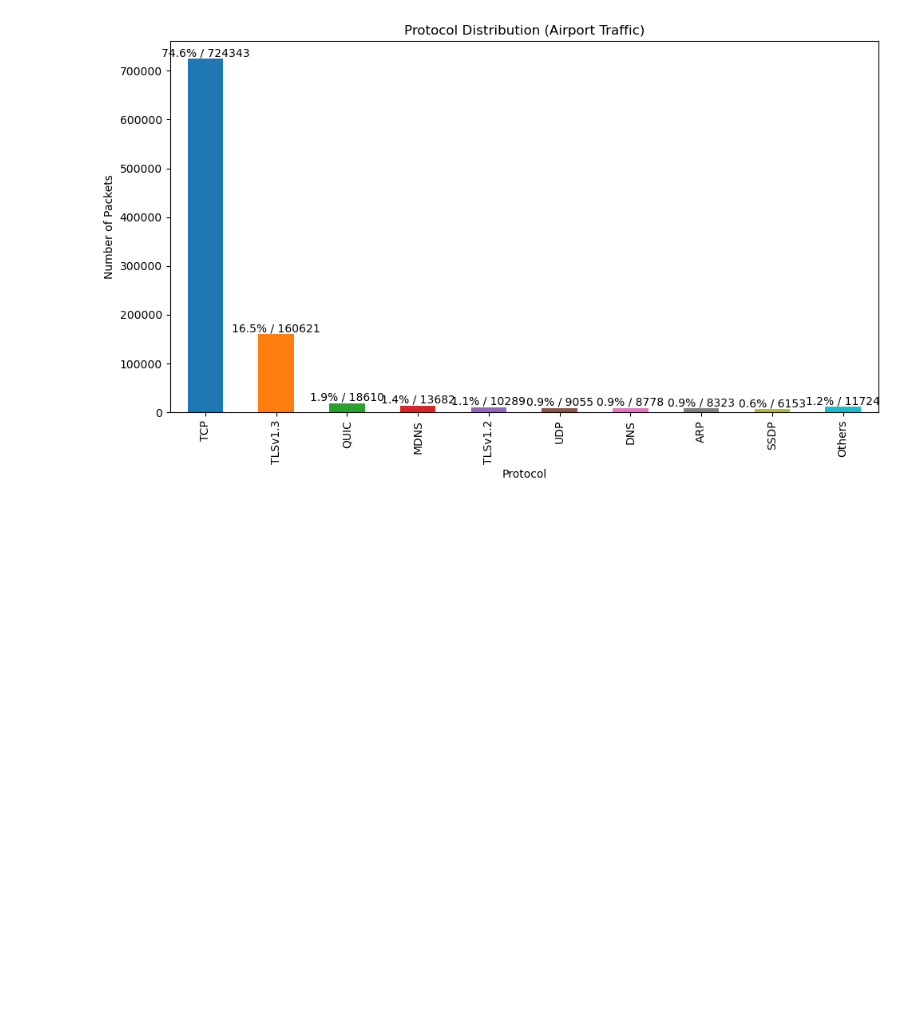
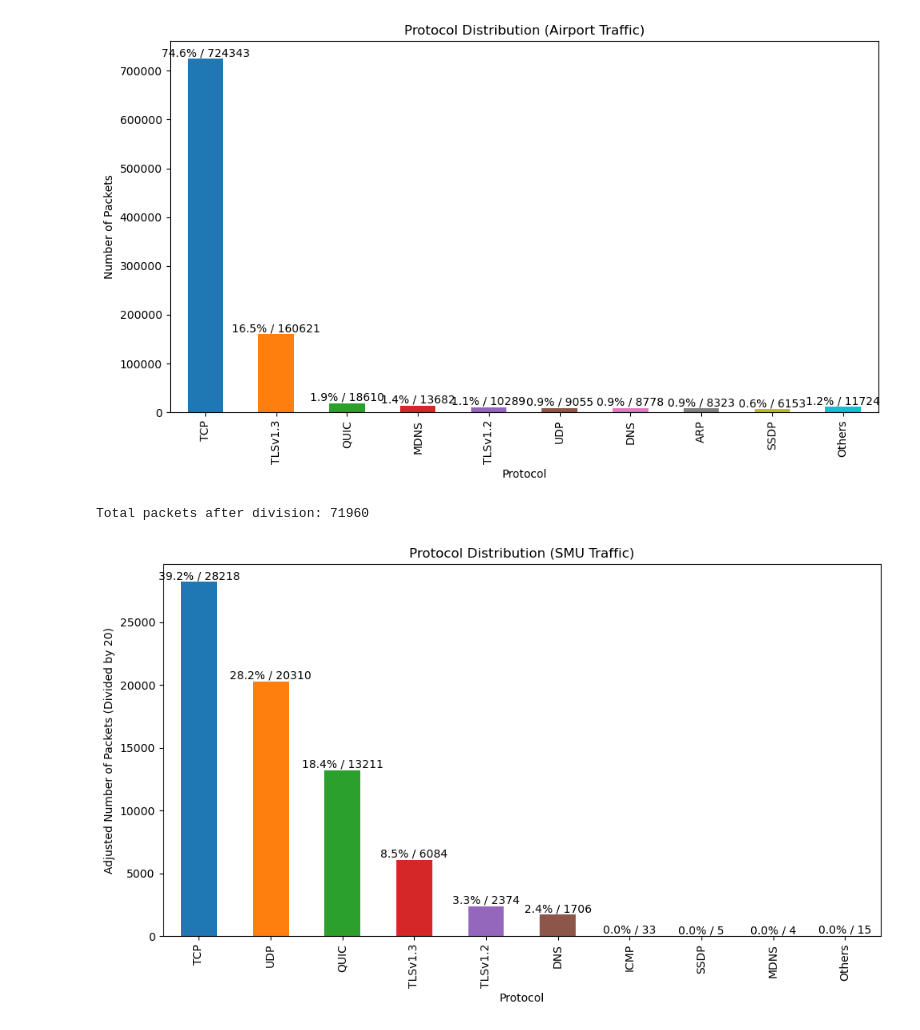
Before and after one commit to 48878679/CS5344_Project2, a Jupyter notebook: Project2/project2_inhome.ipynb, the cells around one changed output. Cells and saved outputs as stored; diff of their text form; code cells hidden in the pictures; blank space fills up the shorter version.

```diff
--- a/Project2/project2_inhome.ipynb
+++ b/Project2/project2_inhome.ipynb
@@ -83,3 +79,43 @@ for idx, value in enumerate(final_counts):
 plt.show()
 # %% [output]
 [figure]
+# %%
+# Read the SMU traffic data
+df = pd.read_csv('/Users/deborahpark/Documents/GitHub/CS5344_Project2/Project2/School_Packet_Capture.csv')
+
+# Count occurrences of each protocol
+protocol_counts = df['Protocol'].value_counts()
+
+# Select top 9 protocols and group the rest into 'Others'
+top9 = protocol_counts.head(9)
+others = protocol_counts.iloc[9:].sum()
+final_counts = pd.concat([top9, pd.Series({'Others': others})])
+
+# Calculate total for percentage
+total_packets = final_counts.sum()
+
+# Plot
+plt.figure(figsize=(10, 6))
+colors = plt.cm.tab10(range(len(final_counts)))
+bars = final_counts.plot(kind='bar', color=colors)
+
+plt.title('Protocol Distribution (SMU Traffic)')
+plt.xlabel('Protocol')
+plt.ylabel('Adjusted Number of Packets (Divided by 20)')
+plt.grid(False)
+plt.tight_layout()
+
+# Annotate each bar with percentage and rounded count
+for idx, value in enumerate(final_counts):
+    percent = (value / total_packets) * 100
+    rounded_value = round(value)
+    plt.text(idx, value + 0.5, f'{percent:.1f}% / {rounded_value}', ha='center', va='bottom', fontsize=10)
+
+# Show total packet count in terminal
+print(f"Total packets after division: {round(total_packets)}")
+
+# Show the plot
+plt.show()
+# %% [output]
+Total packets after division: 71960
+[figure, added]
```
Also changed, not shown: parts of 2 cells of this notebook.
